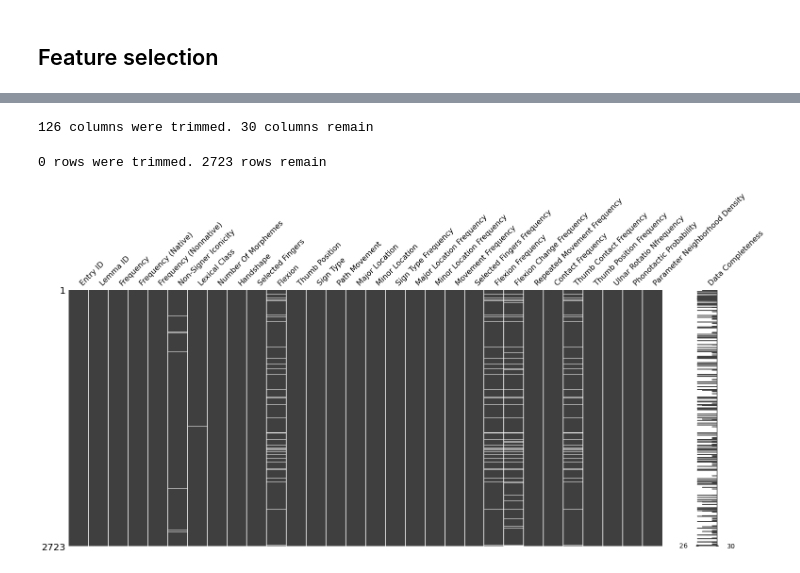
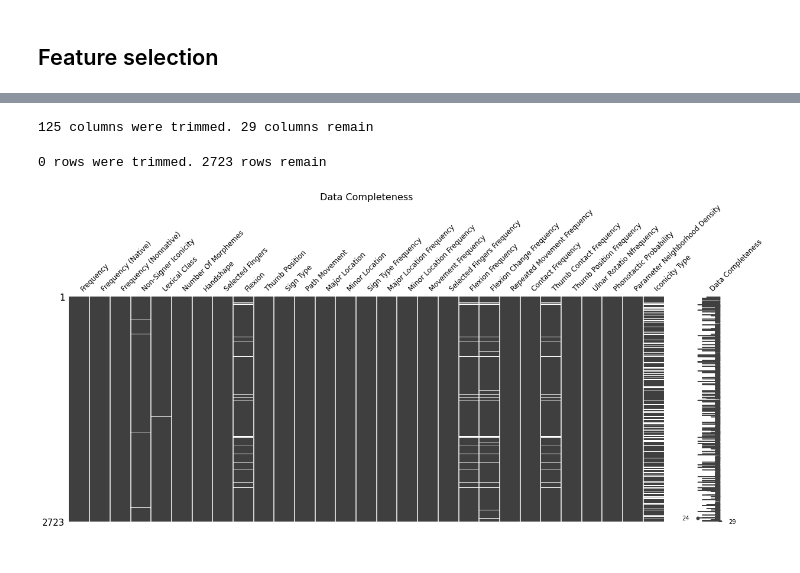
Before and after one commit to KyleRoss-rice/SignIconicityPredictor, a Jupyter notebook: tools/Dataset_preprocessing.ipynb, the cells around one changed output, grey strips where cells are left out. Drawn from its saved outputs; the diff is of its cells as text; code cells hidden in the pictures.

```diff
--- a/tools/Dataset_preprocessing.ipynb
+++ b/tools/Dataset_preprocessing.ipynb
@@ -37,16 +59,0 @@ working_data = source_data.copy()
-# %%
-selected_fingers = source_data['Selected Fingers']
-
-fingers = ['t', 'i', 'm', 'im', 'r', 'ir', 'mr', 'imr', 'p', 'ip', 'mp', 'imp', 'rp', 'irp', 'mrp', 'imrp']
-labels = np.arange(0, 17)
-mapping = dict(zip(fingers, labels))
-new_values = [mapping[i] for i in selected_fingers]
-
-working_data['Selected Fingers'] = new_values
-
-plt.figure(figsize=(10,5))
-plt.title('Selected Fingers Density')
-plt.xticks(labels, fingers)
-plt.xlabel('Selected Fingers')
-plt.ylabel('Density')
-plt.hist(new_values, bins=labels - 0.5, density=True);
@@ -66,10 +68,11 @@ n_columns = len(source_data.columns)
 # %%
-features_to_trim = ['Batch', 'List', 'Item', 'Sign Onset (ms)', 'Sign Offset (ms)',
+features_to_trim = ['Entry ID', 'Lemma ID',
+                    'Batch', 'List', 'Item', 'Sign Onset (ms)', 'Sign Offset (ms)',
                     'Duration (ms)', 'Video Length (ms)', 'In CDI', 'English Word Frequency',
-                    'Frequency SD', 'Frequency N', 'Frequency Z',
-                    'Frequency SD (Nonnative)', 'Frequency N (Nonnative)', 'Frequency Z (Nonnative)',
-                    'Frequency Sd (Native)', 'Frequency N (Native)', 'Frequency Z (Native)',
-                    'Non-Signer Iconicity SD', 'Non-Signer Iconicity Z', 'Non-Signer Iconicity N']
+                    'Frequency SD', 'Frequency N', 'Frequency Z', #Keep the Frequency mean
+                    'Frequency SD (Nonnative)', 'Frequency N (Nonnative)', 'Frequency Z (Nonnative)', #Keep the Frequency (Nonnative) mean
+                    'Frequency Sd (Native)', 'Frequency N (Native)', 'Frequency Z (Native)', #Keep the Frequentcy (Native) mean
+                    'Non-Signer Iconicity SD', 'Non-Signer Iconicity Z', 'Non-Signer Iconicity N'] #Keep the Non-Signer Iconicity mean
 
 working_data.drop(features_to_trim, 1, inplace=True)
 n_trimmed = len(features_to_trim)
@@ -85,19 +93,31 @@ Original dataset contains 177 columns
 # %%
-working_data = working_data.dropna(1, thresh=n_rows * .8)
+#Save iconicity type feature
+is_iconicity_type_dropped = False
+iconicity_type_data = working_data['Iconicity Type'].values
+
+#Drop features
+working_data.dropna(1, thresh=n_rows * .8, inplace=True)
+
+#Append back iconicity type, if required
+if ('Iconicity Type' not in working_data.columns):
+  is_iconicity_type_dropped = True
+  working_data['Iconicity Type'] = iconicity_type_data
 
 n_trimmed = n_columns - len(working_data.columns)
 n_columns -= n_trimmed
 print(f'{n_trimmed} columns were trimmed. {n_columns} columns remain')
 # %% [output]
-126 columns were trimmed. 30 columns remain
+125 columns were trimmed. 29 columns remain
 # %%
-working_data = working_data.dropna(0, thresh=n_columns * .8)
+#Drop entries
+working_data.dropna(0, thresh=n_columns * .8, inplace=True)
 
 n_trimmed = n_rows - len(working_data)
 print(f'{n_trimmed} rows were trimmed. {n_rows - n_trimmed} rows remain')
 # %% [output]
 0 rows were trimmed. 2723 rows remain
 # %%
-msno.matrix(working_data, labels=True);
+msno.matrix(working_data, labels=True, figsize=(20, 7), fontsize=12)
+plt.title('Data Completeness', fontsize=16);
 # %% [output]
-[figure, old version]
+[figure, new version]
```
Also changed, not shown: parts of 35 cells of this notebook.
